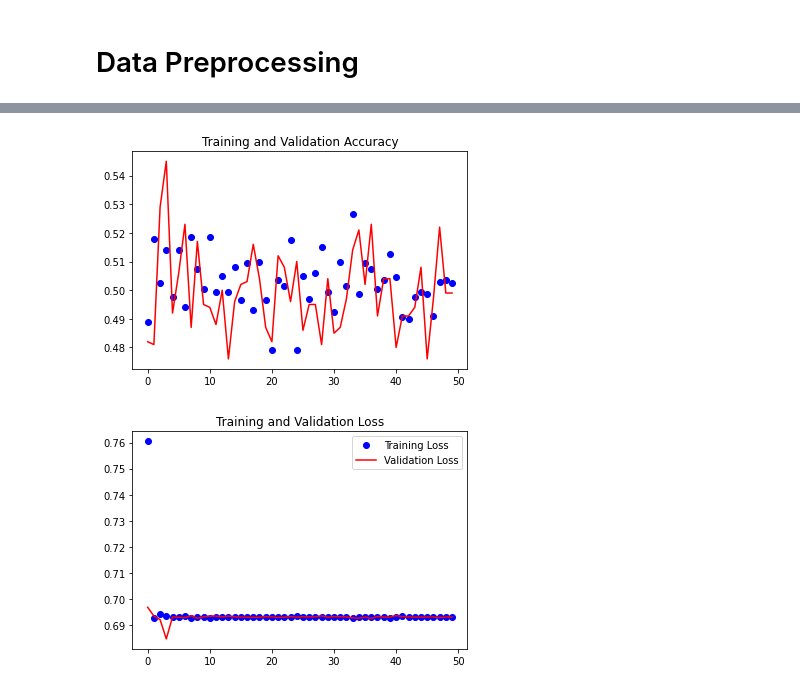
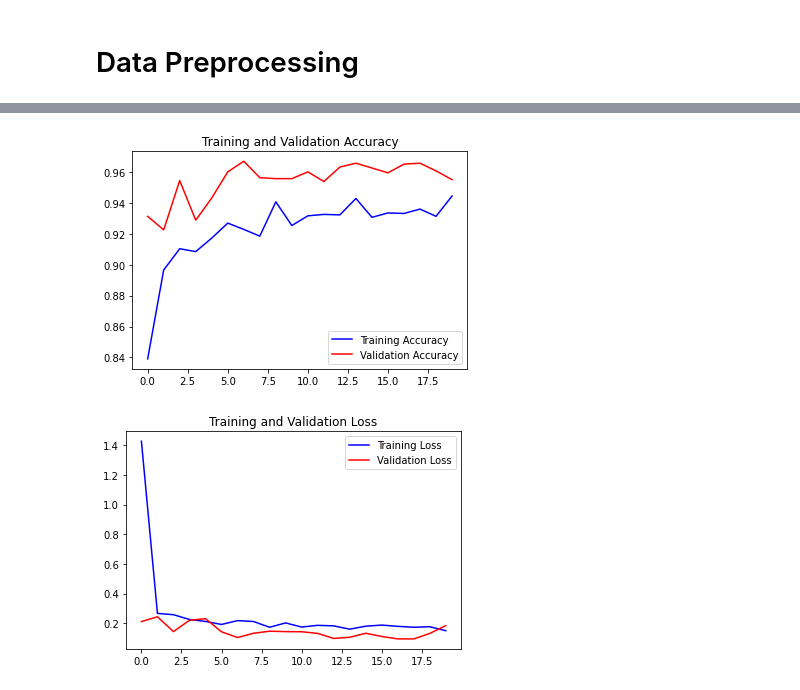
Before and after one commit to Pooret/kaggle, a Jupyter notebook: dogs-vs-cats.ipynb, the cells around one changed output, grey strips where cells are left out. Drawn from its saved outputs; the diff is of its cells as text; code cells hidden in the pictures.

```diff
--- a/dogs-vs-cats.ipynb
+++ b/dogs-vs-cats.ipynb
@@ -52,6 +51,6 @@ test1/  train/
 # %%
 # set up training and testing directories
 
-base_dir = '../tmp/dogs-vs-cats'
+base_dir = '../tmp'
 train_dir = os.path.join(base_dir, 'train')
 test_dir = os.path.join(base_dir, 'test1')
@@ -210,11 +207,21 @@ To enable them in other operations, rebuild TensorFlow with the appropriate comp
 # %%
-lr_schedule = tf.keras.optimizers.schedules.InverseTimeDecay(0.001, decay_steps = 100 * 1000, # steps_per_epoch * 1000
-                                                            decay_rate=1,
-                                                            staircase=False)
+# lr_schedule = tf.keras.optimizers.schedules.InverseTimeDecay(0.001, decay_steps = 100 * 1000, # steps_per_epoch * 1000
+#                                                             decay_rate=1,
+#                                                             staircase=False)
 
-model.compile(optimizer=tf.keras.optimizers.Adam(lr_schedule),
-             loss='binary_crossentropy',
-             metrics=['accuracy'])
+# model.compile(optimizer=tf.keras.optimizers.Adam(lr_schedule),
+#              loss='binary_crossentropy',
+#              metrics=['accuracy'])
+
+callbacks = tf.keras.callbacks.EarlyStopping(monitor='val_loss',
+                                            patience=200,
+                                            verbose=1,
+                                            mode='auto',
+                                            restore_best_weights=False)
+
+model.compile(optimizer=tf.keras.optimizers.RMSprop(learning_rate=1e-3),
+              loss='binary_crossentropy',
+              metrics=['accuracy'])
 # %% [markdown]
 # Data Preprocessing
 # %%
@@ -284,0 +264,9 @@ Epoch 50/50
+# %%
+history = model.fit(train_generator,
+                    steps_per_epoch = 100,
+                   epochs=20,
+                   validation_data = validation_generator,
+                    validation_steps = 50,
+                   verbose=2,
+                    callbacks=[callbacks]
+                   )
@@ -285,23 +294,24 @@ Epoch 50/50
 # %%
 acc = history.history['accuracy']
 val_acc = history.history['val_accuracy']
 loss = history.history['loss']
 val_loss = history.history['val_loss']
 
 epochs = range(len(acc))
 
-plt.plot(epochs, acc, 'bo', label='Training Accuracy')
+plt.plot(epochs, acc, 'b', label='Training Accuracy')
 plt.plot(epochs, val_acc, 'r', label='Validation Accuracy')
 plt.title('Training and Validation Accuracy')
+plt.legend()
 
 plt.figure()
 
-plt.plot(epochs, loss, 'bo', label='Training Loss')
+plt.plot(epochs, loss, 'b', label='Training Loss')
 plt.plot(epochs, val_loss, 'r', label='Validation Loss')
 plt.title('Training and Validation Loss')
 plt.legend()
 
 plt.show()
 # %% [output]
-[figure, old version]
+[figure, new version]
-[figure, old version]
+[figure, new version]
```
Also changed, not shown: parts of 18 cells of this notebook.
